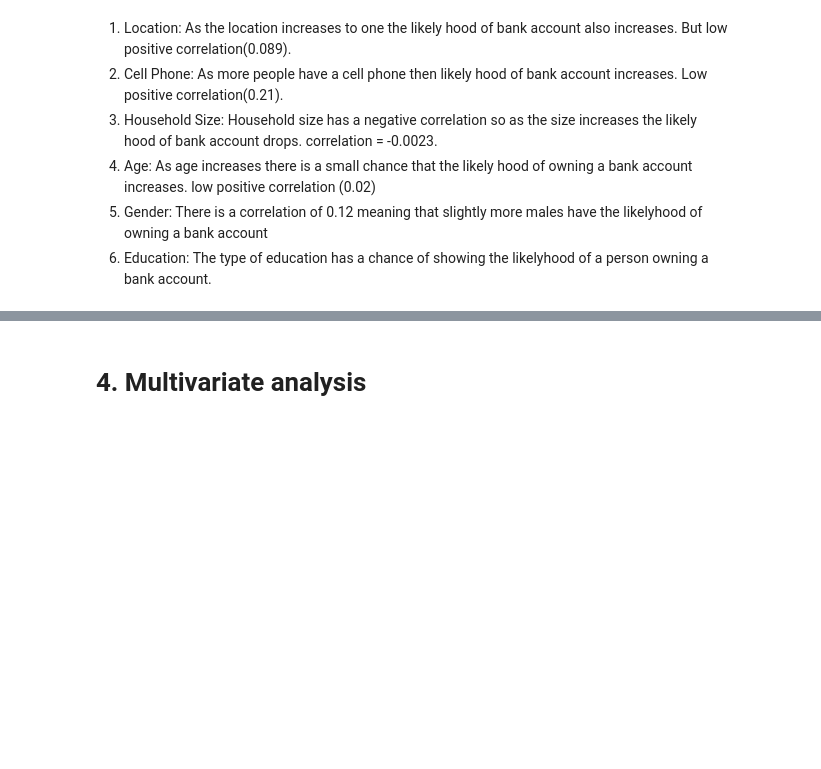
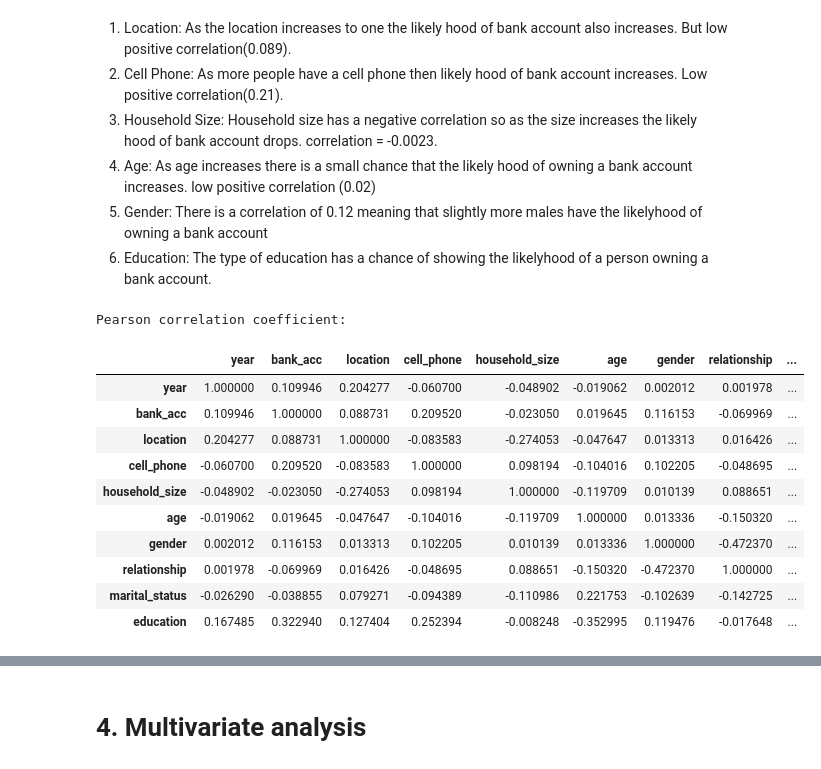
Before and after one commit to dote7ant/Moringa_CoreW1, a Jupyter notebook: moringa_core_w2.ipynb, the cells around one changed output, grey strips where cells are left out. Cells and saved outputs as stored; diff of their text form; code cells hidden in the pictures; blank space fills up the shorter version.

```diff
--- a/moringa_core_w2.ipynb
+++ b/moringa_core_w2.ipynb
@@ -579,3 +579,23 @@ plt.show()
 4. Age: As age increases there is a small chance that the likely hood of owning a bank account increases. low positive correlation (0.02)
 5. Gender: There is a correlation of 0.12 meaning that slightly more males have the likelyhood of owning a bank account
 6. Education: The type of education has a chance of showing the likelyhood of a person owning a bank account.
+# %%
+# find the pearson correlation coefficient
+corrrelation    = df_clean.corr(method="pearson");
+
+print("Pearson correlation coefficient:");
+
+corrrelation
+# %% [output]
+Pearson correlation coefficient:
+|  | year | bank_acc | location | cell_phone | household_size | age | gender | relationship | ... |
+| year | 1.000000 | 0.109946 | 0.204277 | -0.060700 | -0.048902 | -0.019062 | 0.002012 | 0.001978 | ... |
+| bank_acc | 0.109946 | 1.000000 | 0.088731 | 0.209520 | -0.023050 | 0.019645 | 0.116153 | -0.069969 | ... |
+| location | 0.204277 | 0.088731 | 1.000000 | -0.083583 | -0.274053 | -0.047647 | 0.013313 | 0.016426 | ... |
+| cell_phone | -0.060700 | 0.209520 | -0.083583 | 1.000000 | 0.098194 | -0.104016 | 0.102205 | -0.048695 | ... |
+| household_size | -0.048902 | -0.023050 | -0.274053 | 0.098194 | 1.000000 | -0.119709 | 0.010139 | 0.088651 | ... |
+| age | -0.019062 | 0.019645 | -0.047647 | -0.104016 | -0.119709 | 1.000000 | 0.013336 | -0.150320 | ... |
+| gender | 0.002012 | 0.116153 | 0.013313 | 0.102205 | 0.010139 | 0.013336 | 1.000000 | -0.472370 | ... |
+| relationship | 0.001978 | -0.069969 | 0.016426 | -0.048695 | 0.088651 | -0.150320 | -0.472370 | 1.000000 | ... |
+| marital_status | -0.026290 | -0.038855 | 0.079271 | -0.094389 | -0.110986 | 0.221753 | -0.102639 | -0.142725 | ... |
+| education | 0.167485 | 0.322940 | 0.127404 | 0.252394 | -0.008248 | -0.352995 | 0.119476 | -0.017648 | ... |
```
Also changed, not shown: parts of 9 cells of this notebook.
